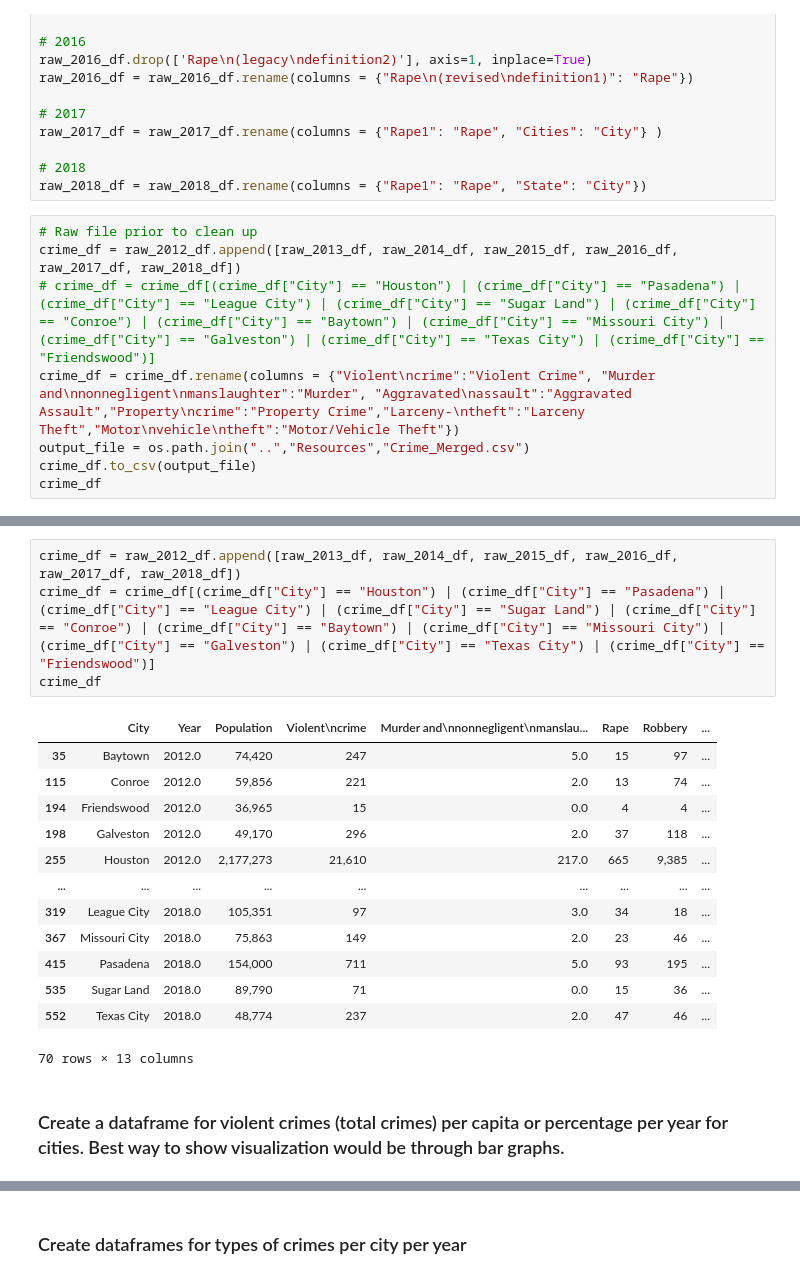
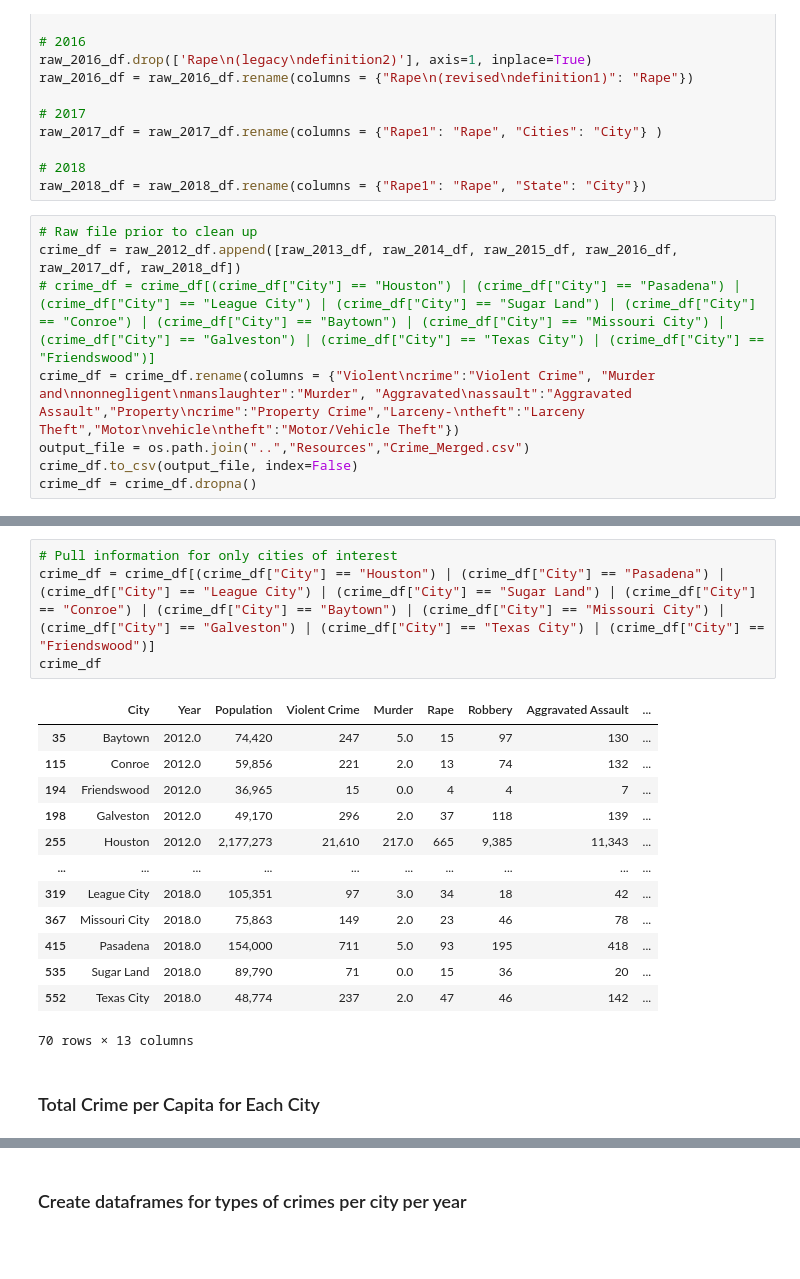
Before and after one commit to andresocorro/project_1, a Jupyter notebook: src_files/CrimeData.ipynb, the cells around one changed output, grey strips where cells are left out. Saved outputs shown, nothing was run; the diff lists cells and outputs as text; blank space fills up the shorter version.

Commit message:
Cleaned dataframe for crime.

```diff
--- a/src_files/CrimeData.ipynb
+++ b/src_files/CrimeData.ipynb
@@ -52,5 +53,5 @@ crime_df = raw_2012_df.append([raw_2013_df, raw_2014_df, raw_2015_df, raw_2016_d
 # crime_df = crime_df[(crime_df["City"] == "Houston") | (crime_df["City"] == "Pasadena") |(crime_df["City"] == "League City") | (crime_df["City"] == "Sugar Land") | (crime_df["City"] == "Conroe") | (crime_df["City"] == "Baytown") | (crime_df["City"] == "Missouri City") | (crime_df["City"] == "Galveston") | (crime_df["City"] == "Texas City") | (crime_df["City"] == "Friendswood")]
 crime_df = crime_df.rename(columns = {"Violent\ncrime":"Violent Crime", "Murder and\nnonnegligent\nmanslaughter":"Murder", "Aggravated\nassault":"Aggravated Assault","Property\ncrime":"Property Crime","Larceny-\ntheft":"Larceny Theft","Motor\nvehicle\ntheft":"Motor/Vehicle Theft"})
 output_file = os.path.join("..","Resources","Crime_Merged.csv")
-crime_df.to_csv(output_file)
-crime_df
+crime_df.to_csv(output_file, index=False)
+crime_df = crime_df.dropna()
@@ -149,20 +58,20 @@ raw_2018_df.head()
 # %%
-crime_df = raw_2012_df.append([raw_2013_df, raw_2014_df, raw_2015_df, raw_2016_df, raw_2017_df, raw_2018_df])
+# Pull information for only cities of interest
 crime_df = crime_df[(crime_df["City"] == "Houston") | (crime_df["City"] == "Pasadena") |(crime_df["City"] == "League City") | (crime_df["City"] == "Sugar Land") | (crime_df["City"] == "Conroe") | (crime_df["City"] == "Baytown") | (crime_df["City"] == "Missouri City") | (crime_df["City"] == "Galveston") | (crime_df["City"] == "Texas City") | (crime_df["City"] == "Friendswood")]
 crime_df
 # %% [output]
-|  | City | Year | Population | Violent\ncrime | Murder and\nnonnegligent\nmanslau... | Rape | Robbery | ... |
-| 35 | Baytown | 2012.0 | 74,420 | 247 | 5.0 | 15 | 97 | ... |
-| 115 | Conroe | 2012.0 | 59,856 | 221 | 2.0 | 13 | 74 | ... |
-| 194 | Friendswood | 2012.0 | 36,965 | 15 | 0.0 | 4 | 4 | ... |
-| 198 | Galveston | 2012.0 | 49,170 | 296 | 2.0 | 37 | 118 | ... |
-| 255 | Houston | 2012.0 | 2,177,273 | 21,610 | 217.0 | 665 | 9,385 | ... |
-| ... | ... | ... | ... | ... | ... | ... | ... | ... |
-| 319 | League City | 2018.0 | 105,351 | 97 | 3.0 | 34 | 18 | ... |
-| 367 | Missouri City | 2018.0 | 75,863 | 149 | 2.0 | 23 | 46 | ... |
-| 415 | Pasadena | 2018.0 | 154,000 | 711 | 5.0 | 93 | 195 | ... |
-| 535 | Sugar Land | 2018.0 | 89,790 | 71 | 0.0 | 15 | 36 | ... |
-| 552 | Texas City | 2018.0 | 48,774 | 237 | 2.0 | 47 | 46 | ... |
+|  | City | Year | Population | Violent Crime | Murder | Rape | Robbery | Aggravated Assault | ... |
+| 35 | Baytown | 2012.0 | 74,420 | 247 | 5.0 | 15 | 97 | 130 | ... |
+| 115 | Conroe | 2012.0 | 59,856 | 221 | 2.0 | 13 | 74 | 132 | ... |
+| 194 | Friendswood | 2012.0 | 36,965 | 15 | 0.0 | 4 | 4 | 7 | ... |
+| 198 | Galveston | 2012.0 | 49,170 | 296 | 2.0 | 37 | 118 | 139 | ... |
+| 255 | Houston | 2012.0 | 2,177,273 | 21,610 | 217.0 | 665 | 9,385 | 11,343 | ... |
+| ... | ... | ... | ... | ... | ... | ... | ... | ... | ... |
+| 319 | League City | 2018.0 | 105,351 | 97 | 3.0 | 34 | 18 | 42 | ... |
+| 367 | Missouri City | 2018.0 | 75,863 | 149 | 2.0 | 23 | 46 | 78 | ... |
+| 415 | Pasadena | 2018.0 | 154,000 | 711 | 5.0 | 93 | 195 | 418 | ... |
+| 535 | Sugar Land | 2018.0 | 89,790 | 71 | 0.0 | 15 | 36 | 20 | ... |
+| 552 | Texas City | 2018.0 | 48,774 | 237 | 2.0 | 47 | 46 | 142 | ... |
 70 rows × 13 columns
-# %% [markdown]
-### Create a dataframe for violent crimes (total crimes) per capita or percentage per year for cities. Best way to show visualization would be through bar graphs.
+# %% [markdown]
+### Total Crime per Capita for Each City
```
Also changed, not shown: parts of 18 cells of this notebook, 3 other files.
